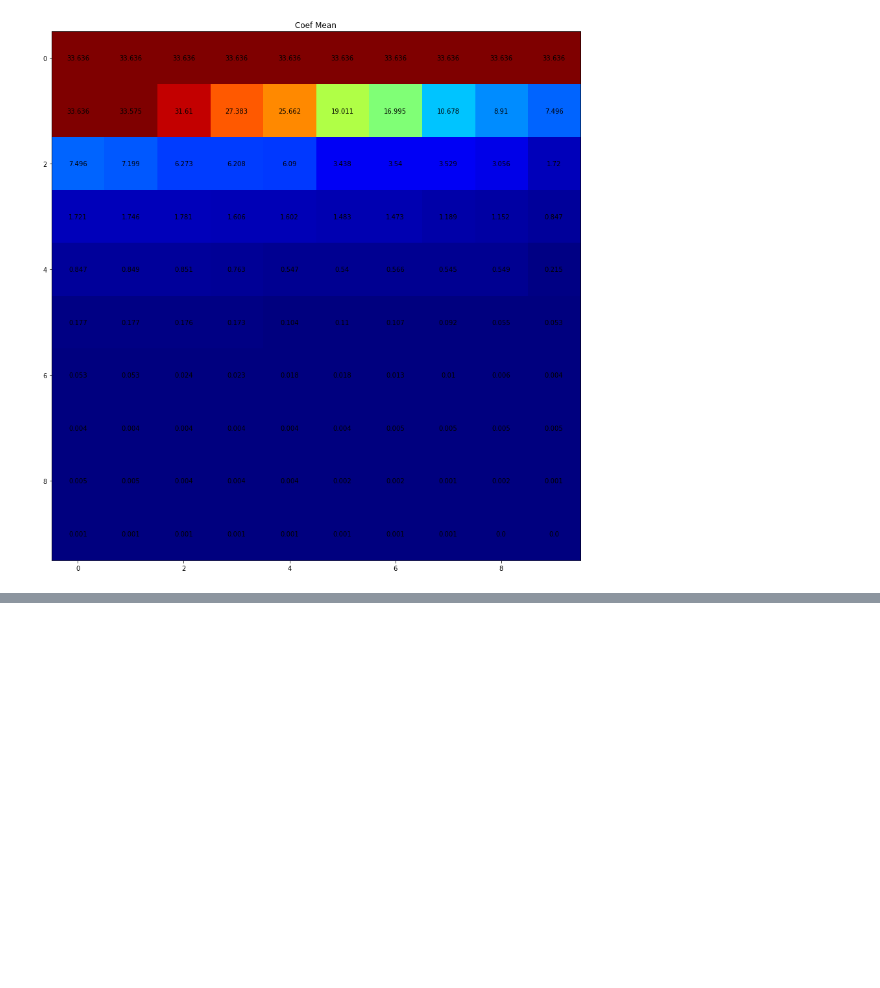
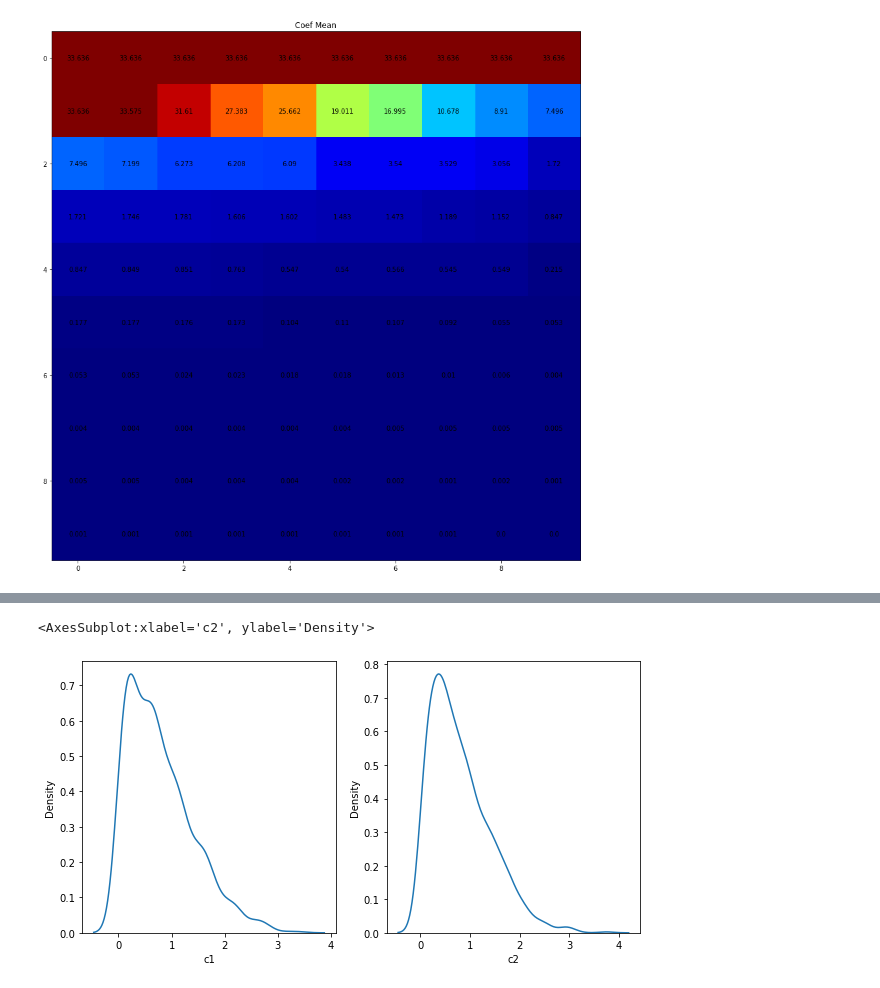
Before and after one commit to Mesmaeeli/MSc-AI, a Jupyter notebook: INM702_Task_2_Outliers.ipynb, the cells around one changed output, grey strips where cells are left out. Drawn from its saved outputs; the diff is of its cells as text; code cells hidden in the pictures; blank space fills up the shorter version.

```diff
--- a/INM702_Task_2_Outliers.ipynb
+++ b/INM702_Task_2_Outliers.ipynb
@@ -151,0 +146,33 @@ for magn in outliers_magnitude:
+# %%
+from scipy.stats import zscore
+np.random.seed(42)
+
+prop = 0.03
+magn  = 10
+n_samples = 1000
+
+Data = make_regression(n_samples= 1000, n_features=2, n_informative=2, noise=5)\
+
+X = Data[0]
+y = Data[1].reshape(-1,1)
+n_outliers = int(prop * n_samples)
+X_df = pd.DataFrame(data = np.hstack((X,y)))
+X_df.columns = ['c1','c2','y']
+z_score_bn = np.abs(stats.zscore(X_df))
+outliers_index = random.choice(n_samples, n_outliers, replace=False, )
+X[outliers_index] = X[outliers_index] * magn
+
+S = pre.MinMaxScaler()
+transformed = S.fit_transform(X)
+tr_df = pd.DataFrame(data = np.hstack((transformed,y)))
+tr_df.columns = ['c1','c2','y']
+z_score_an = np.abs(stats.zscore(tr_df))
+# %%
+fig, axes = plt.subplots(1, 2)
+fig.set_figheight(5)
+fig.set_figwidth(10)
+sns.kdeplot(z_score_bn.c1,ax = axes[0])
+sns.kdeplot(z_score_bn.c2,ax = axes[1])
+# %% [output]
+<AxesSubplot:xlabel='c2', ylabel='Density'>
+[figure, added]
```
Also changed, not shown: parts of 4 cells of this notebook.
